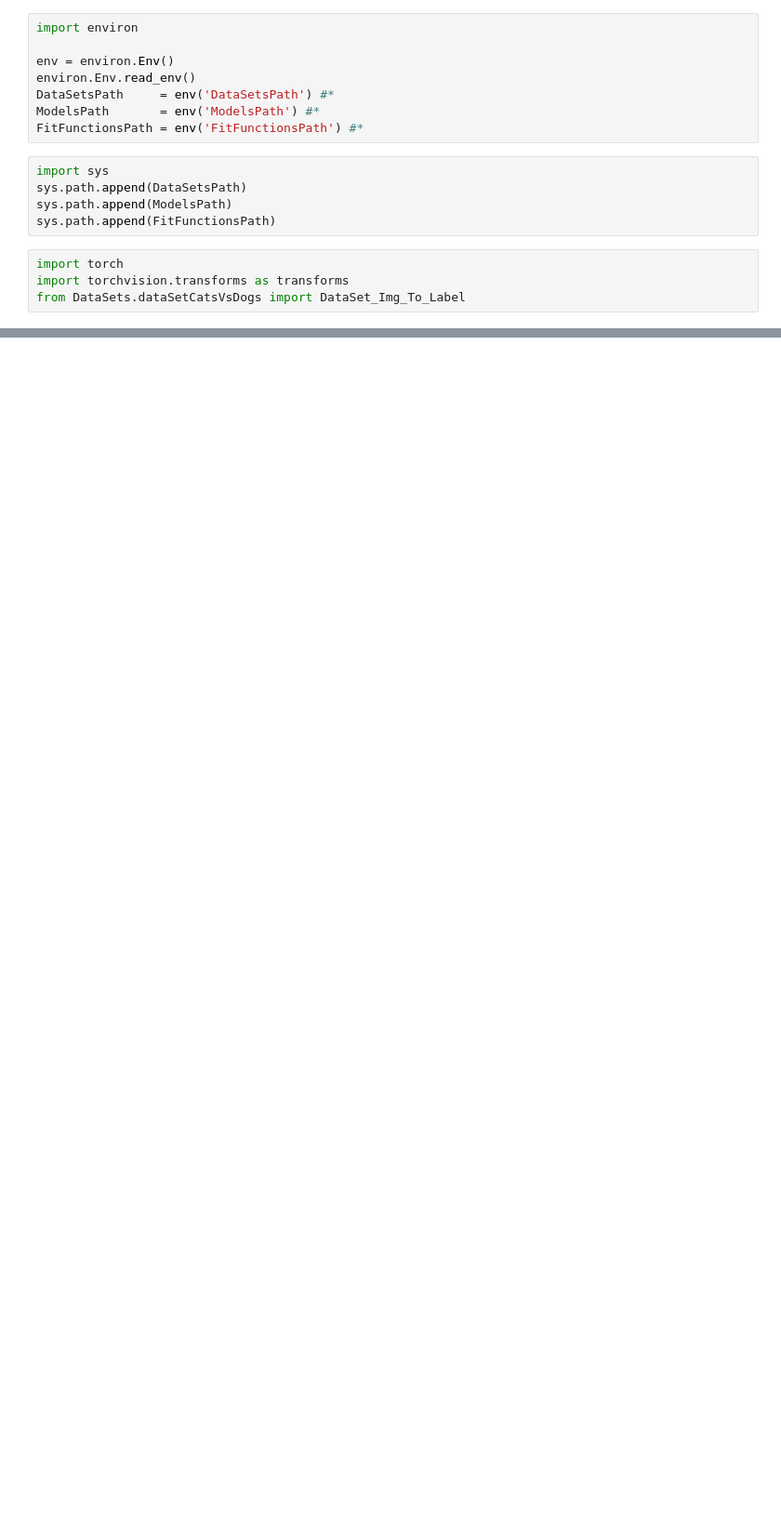
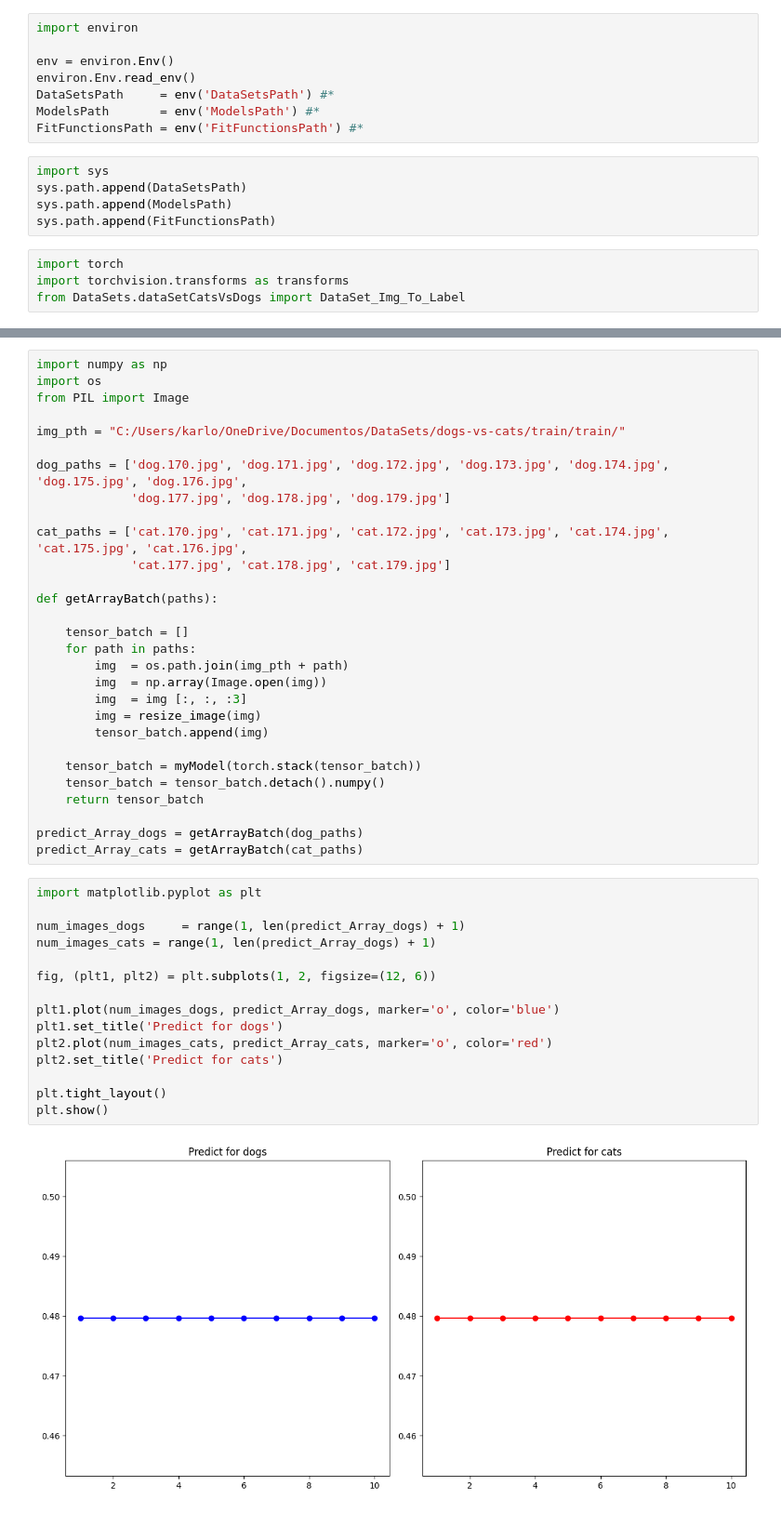
Before and after one commit to karlo-con-k/DeepLearningToolkit, a Jupyter notebook: TestNotebooks/testDataSet.ipynb, the cells around one changed output, grey strips where cells are left out. Shown: that part at 93% size. Cells and saved outputs as stored; diff of their text form; blank space fills up the shorter version.

```diff
--- a/TestNotebooks/testDataSet.ipynb
+++ b/TestNotebooks/testDataSet.ipynb
@@ -117,0 +130,46 @@ plt.show()
+# %%
+import numpy as np
+import os
+from PIL import Image
+
+img_pth = "C:/Users/karlo/OneDrive/Documentos/DataSets/dogs-vs-cats/train/train/"
+
+dog_paths = ['dog.170.jpg', 'dog.171.jpg', 'dog.172.jpg', 'dog.173.jpg', 'dog.174.jpg', 'dog.175.jpg', 'dog.176.jpg',
+             'dog.177.jpg', 'dog.178.jpg', 'dog.179.jpg']
+
+cat_paths = ['cat.170.jpg', 'cat.171.jpg', 'cat.172.jpg', 'cat.173.jpg', 'cat.174.jpg', 'cat.175.jpg', 'cat.176.jpg',
+             'cat.177.jpg', 'cat.178.jpg', 'cat.179.jpg']
+
+def getArrayBatch(paths):
+
+    tensor_batch = []
+    for path in paths:
+        img  = os.path.join(img_pth + path)
+        img  = np.array(Image.open(img))
+        img  = img [:, :, :3]
+        img = resize_image(img)
+        tensor_batch.append(img)
+
+    tensor_batch = myModel(torch.stack(tensor_batch))
+    tensor_batch = tensor_batch.detach().numpy()
+    return tensor_batch
+
+predict_Array_dogs = getArrayBatch(dog_paths)
+predict_Array_cats = getArrayBatch(cat_paths)
+# %%
+import matplotlib.pyplot as plt
+
+num_images_dogs     = range(1, len(predict_Array_dogs) + 1)
+num_images_cats = range(1, len(predict_Array_dogs) + 1)
+
+fig, (plt1, plt2) = plt.subplots(1, 2, figsize=(12, 6))
+
+plt1.plot(num_images_dogs, predict_Array_dogs, marker='o', color='blue')
+plt1.set_title('Predict for dogs')
+plt2.plot(num_images_cats, predict_Array_cats, marker='o', color='red')
+plt2.set_title('Predict for cats')
+
+plt.tight_layout()
+plt.show()
+# %% [output]
+[figure, added]
```
Also changed, not shown: parts of 8 cells of this notebook, 3 other files.
